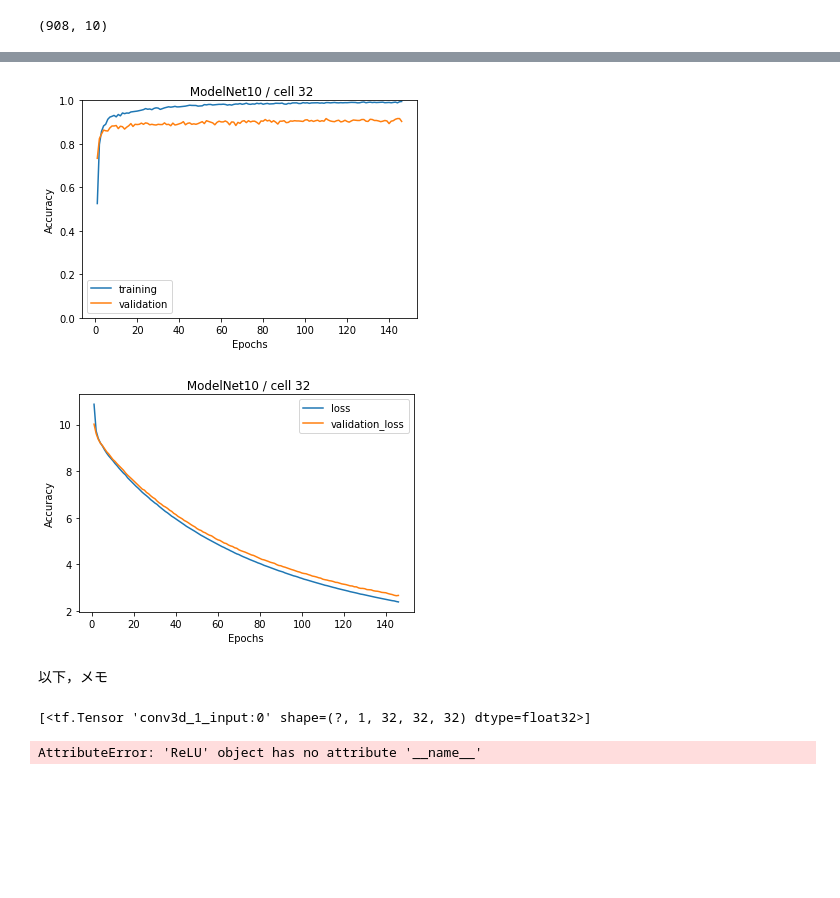
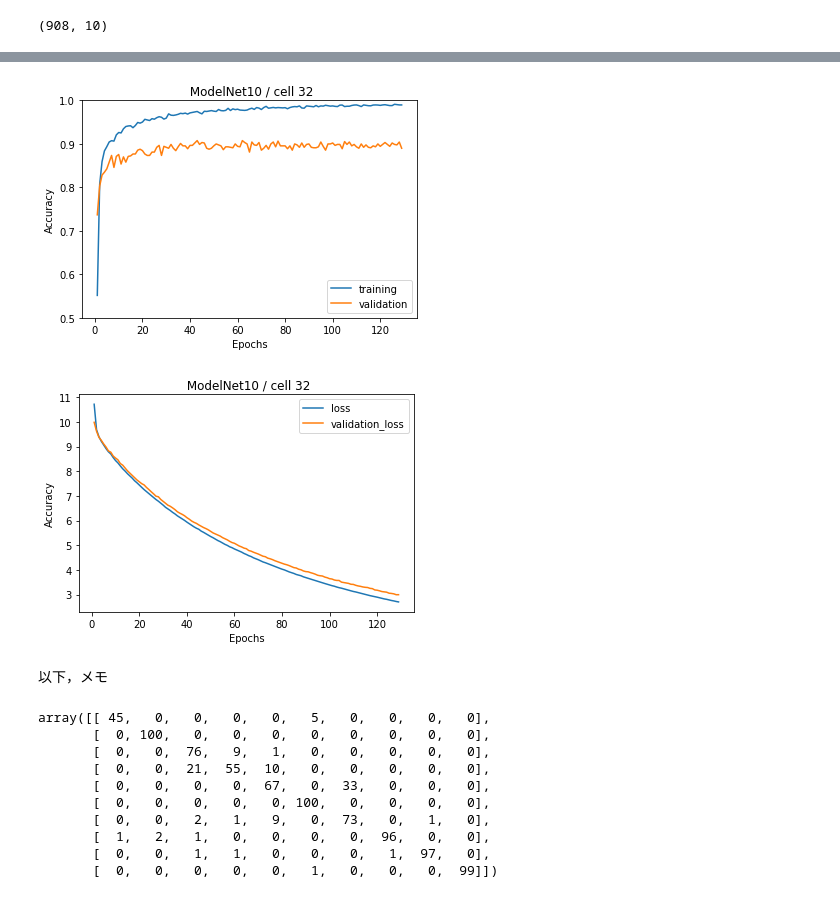
Before and after one commit to tacky0612/classification3dmodel, a Jupyter notebook: Classification_ModelNet.ipynb, the cells around one changed output, grey strips where cells are left out. Saved outputs shown, nothing was run; the diff lists cells and outputs as text; code cells hidden in the pictures; blank space fills up the shorter version.

Commit message:
Model40 bug fix

```diff
--- a/Classification_ModelNet.ipynb
+++ b/Classification_ModelNet.ipynb
@@ -39,7 +41,7 @@ Using TensorFlow backend.
 dataset = "ModelNet10"  #or "ModelNet40"
 cells = 32
 batch_size = 128
-epochs = 200
+epochs = 150
 learning_rate = 0.01
 # %%
 if dataset == "ModelNet10":
@@ -317,15 +319,16 @@ Test accuracy: 0.903083700703
 # %%
 
 plt.plot(range(1, len(result.history['acc'])+1), result.history['acc'], label="training")
 plt.plot(range(1, len(result.history['val_acc'])+1), result.history['val_acc'], label="validation")
 plt.xlabel('Epochs')
 plt.ylabel('Accuracy')
-plt.ylim([0,1])
+plt.ylim([0.5,1])
 plt.legend()
 plt.title(" {} / cell {}".format(dataset,cells))
+plt.savefig('figure.svg')
 plt.show()
 # %% [output]
-[figure, old version]
+[figure, new version]
 # %%
 plt.plot(range(1, len(result.history['loss'])+1), result.history['loss'], label="loss")
 plt.plot(range(1, len(result.history['val_loss'])+1), result.history['val_loss'], label="validation_loss")
@@ -333,6 +336,7 @@ plt.xlabel('Epochs')
 plt.ylabel('Accuracy')
 plt.legend()
 plt.title(" {} / cell {}".format(dataset,cells))
+plt.savefig('figure.svg')
 plt.show()
 # %% [output]
-[figure, old version]
+[figure, new version]
@@ -339,11 +349,16 @@ plt.show()
 # %% [markdown]
 以下，メモ
-# %%
-model.inputs
-# %% [output]
-[<tf.Tensor 'conv3d_1_input:0' shape=(?, 1, 32, 32, 32) dtype=float32>]
-# %%
-json_string = model.to_json()
-open('model.json', 'w').write(json_string)
-# %% [output]
-AttributeError: 'ReLU' object has no attribute '__name__'
+# %%
+labels_pred = model.predict_classes(x_test,verbose=0)
+confusion_matrix(np.argmax(y_test, axis=1), labels_pred)
+# %% [output]
+array([[ 45,   0,   0,   0,   0,   5,   0,   0,   0,   0],
+       [  0, 100,   0,   0,   0,   0,   0,   0,   0,   0],
+       [  0,   0,  76,   9,   1,   0,   0,   0,   0,   0],
+       [  0,   0,  21,  55,  10,   0,   0,   0,   0,   0],
+       [  0,   0,   0,   0,  67,   0,  33,   0,   0,   0],
+       [  0,   0,   0,   0,   0, 100,   0,   0,   0,   0],
+       [  0,   0,   2,   1,   9,   0,  73,   0,   1,   0],
+       [  1,   2,   1,   0,   0,   0,   0,  96,   0,   0],
+       [  0,   0,   1,   1,   0,   0,   0,   1,  97,   0],
+       [  0,   0,   0,   0,   0,   1,   0,   0,   0,  99]])
```
Also changed, not shown: parts of 6 cells of this notebook, 1 other file.
